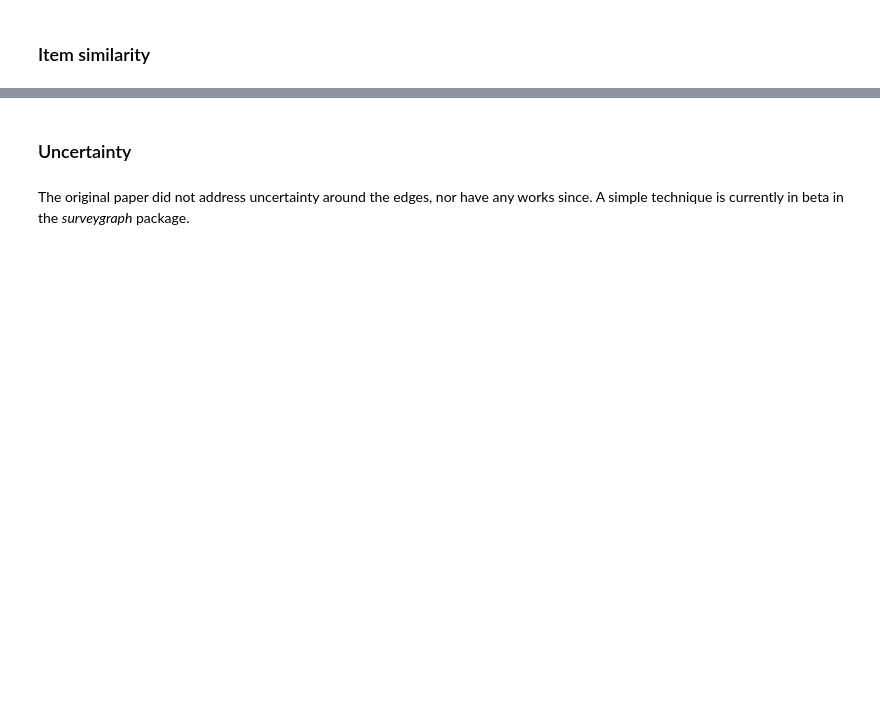
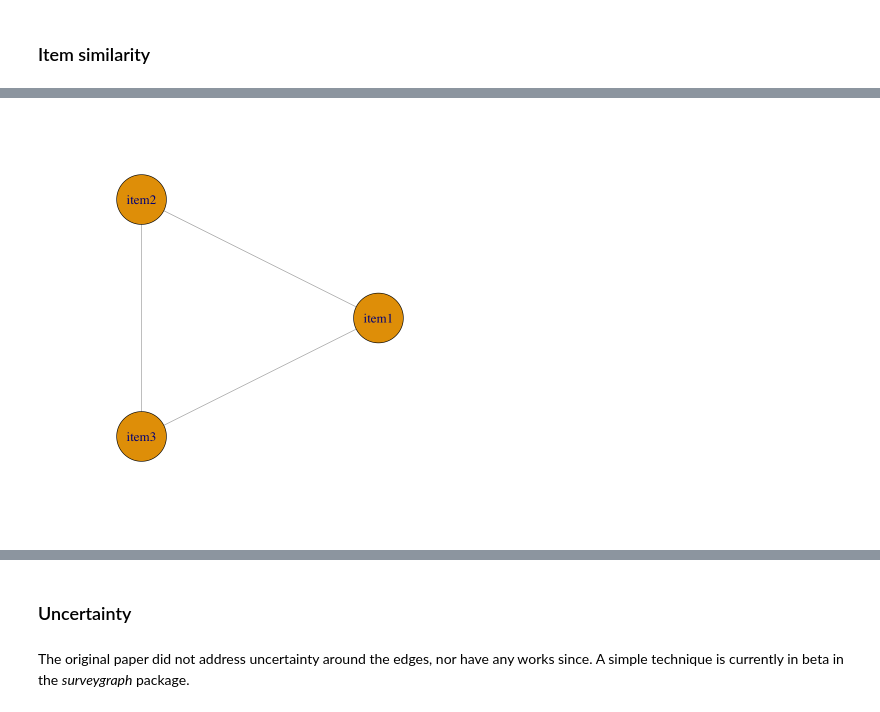
Before and after one commit to surveygraph/surveygraph-tutorials, a Jupyter notebook: graphs-from-surveys.ipynb, the cells around one changed output, grey strips where cells are left out. Cells and saved outputs as stored; diff of their text form; code cells hidden in the pictures; blank space fills up the shorter version.

```diff
--- a/graphs-from-surveys.ipynb
+++ b/graphs-from-surveys.ipynb
@@ -64,0 +114,17 @@ Trivially, we can express this as complete weighted graph, in which nodes are su
+# %%
+el2 <- data.frame(
+    u = c('item1', 'item1', 'item2'),
+    v = c('item2', 'item3', 'item3'),
+    w = c(0.75, 0.25, 0.5)
+)
+# %%
+g <- graph_from_data_frame(el2, directed=FALSE)
+
+plot(
+    g,
+    layout=layout.circle,
+    vertex.size = 42,
+    vertex.label.cex = 1.3,
+)
+# %% [output]
+[figure, added]
```
Also changed, not shown: parts of 12 cells of this notebook.
